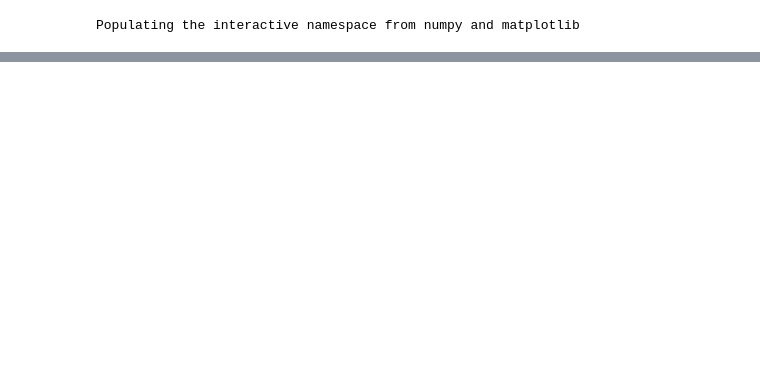
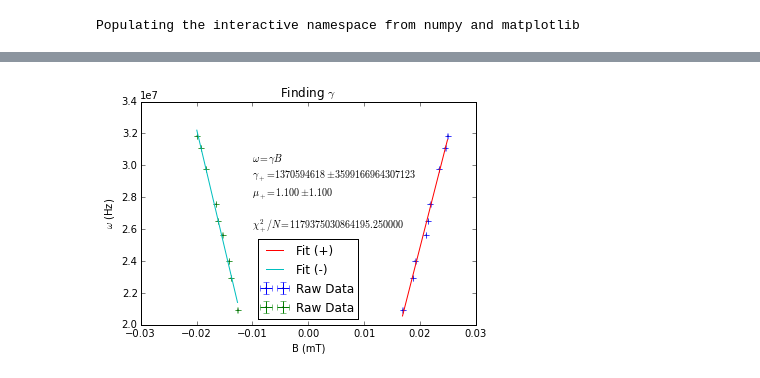
Before and after one commit to bzcheeseman/phys211, a Jupyter notebook: ESR/Untitled.ipynb, the cells around one changed output, grey strips where cells are left out. Saved outputs shown, nothing was run; the diff lists cells and outputs as text; code cells hidden in the pictures; blank space fills up the shorter version.

```diff
--- a/ESR/Untitled.ipynb
+++ b/ESR/Untitled.ipynb
@@ -87,0 +93,44 @@ plt.savefig("rmgvsmub_run2.pdf")
+# %%
+frequency = np.array([20.91, 22.93, 24.01, 25.65, 26.5, 27.55, 29.8, 31.07, 31.83]) * 1e6
+vplus = np.array([35.2, 39.2, 40.0, 44.0, 44.8, 45.6, 48.8, 51.2, 52.0])
+vminus = np.array([-26.4, -28.8, -29.6, -32.0, -33.6, -34.4, -38.2, -40.0, -41.6])
+
+Bplus = vplus * 0.48e-3
+Bminus = vminus * 0.48e-3
+
+vplus_err = .1/vplus
+vminus_err = .1/vminus
+
+Bplus_err = vplus_err*Bplus
+Bminus_err = vminus_err*Bminus
+
+freq_err = ones_like(frequency) * .01
+
+pplus, Vplus = np.polyfit(Bplus, frequency, 1, cov=True)
+
+linplus = np.poly1d(pplus)
+
+pminus, Vminus = np.polyfit(Bminus, frequency, 1, cov=True)
+
+linminus = np.poly1d(pminus)
+
+chisqplus = np.sum( (linplus(Bplus) - frequency)**2/freq_err**2 )/len(frequency)
+chisqminus = np.sum( (linminus(Bminus) - frequency)**2/freq_err**2 )/len(frequency)
+
+errorbar(Bplus, frequency, xerr = Bplus_err, yerr = freq_err, fmt = 'o', ms = .5, label = "Raw Data")
+errorbar(Bminus, frequency, xerr = Bminus_err, yerr = freq_err, fmt = 'o', ms = .5, label = "Raw Data")
+plot(Bplus, linplus(Bplus), label = "Fit (+)")
+plot(Bminus, linminus(Bminus), label = "Fit (-)")
+text(-.01,2.8e7, "$\omega = \gamma B$"\
+         "\n"\
+        "$\gamma_+ = %.0f\pm %.0f$"\
+         "\n"\
+        "$\mu_+ = %.3f \pm %.3f$"% (pplus[0], Vplus[0,0], 1.1, 1.1))
+text(-.01, 2.6e7, "$\chi_+^2/N = %f$" % chisqplus)
+xlabel("B (mT)")
+ylabel("$\omega$ (Hz)")
+title("Finding $\gamma$")
+legend(loc = 0)
+savefig("/users/aman/desktop/phys211/esr/plots/findinggamma.pdf")
+# %% [output]
+[figure, added]
```
Also changed, not shown: parts of 4 cells of this notebook, 10 other files.
